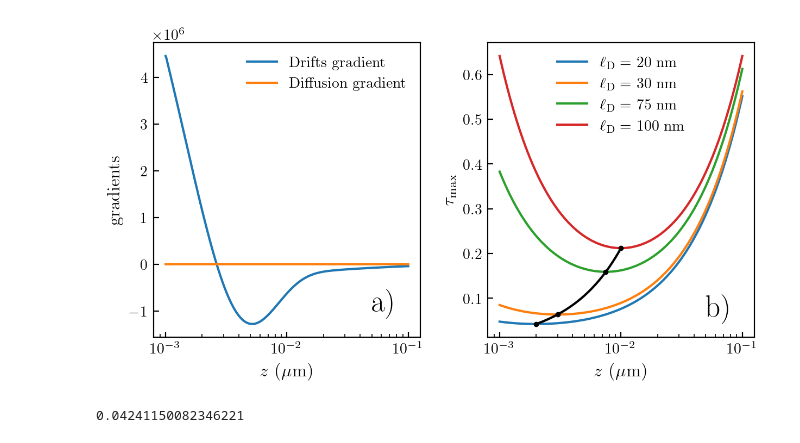
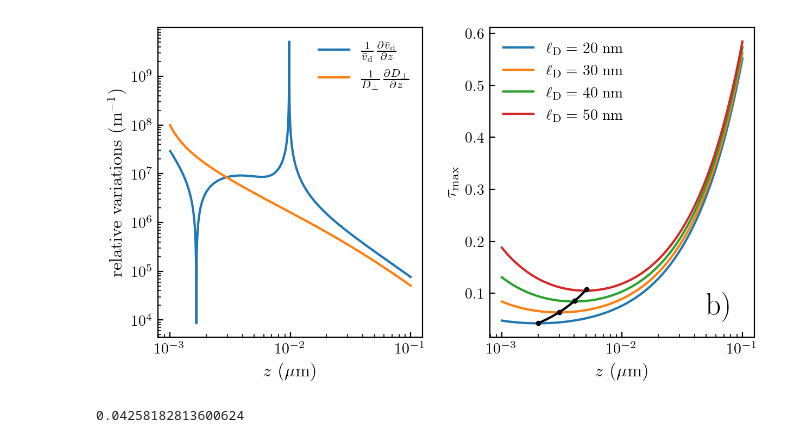
Before and after one commit to eXpensia/Confined-Brownian-Motion, a Jupyter notebook: 02_body/chapter3/images/simulation_confined_Brownian_motion/maximal_tau.ipynb, the cells around one changed output. Cells and saved outputs as stored; diff of their text form; code cells hidden in the pictures.

```diff
--- a/02_body/chapter3/images/simulation_confined_Brownian_motion/maximal_tau.ipynb
+++ b/02_body/chapter3/images/simulation_confined_Brownian_motion/maximal_tau.ipynb
@@ -58,4 +58,4 @@ plt.tight_layout()
 # %%
 vtot = v_noise*1e6 + v_deterministic*1e6
 # %%
-vtot_gradient = np.gradient(vtot, np.mean(np.diff(z)))
+vtot_gradient =np.abs(1/vtot* np.gradient(vtot, np.mean(np.diff(z))))
@@ -62,6 +66,6 @@ vtot_gradient = np.gradient(vtot, np.mean(np.diff(z)))
 # %%
 D_z = 4e-21 / gamma(z)
-D_z_gradient = np.gradient(D_z, np.mean(np.diff(z)))
+D_z_gradient = np.abs( 1/ D_z * np.gradient(D_z, np.mean(np.diff(z))))
 # %%
 plt.semilogx(z*1e6, vtot_gradient, label = "Drifts gradient")
 plt.semilogx(z*1e6, D_z_gradient, label = "Diffusion gradient")
@@ -75,21 +79,23 @@ plt.legend()
 D0 = 4e-21 / (6 * np.pi * 0.001 * 1.5e-6)
 a = 1.5e-6
 def tau_max(ld, B, z):
-    return a / (2*D0) * (ld/B + z)**2 / z
+    lb = 500e-9
+    return a / (2*D0) * np.power((1/(B/ld + 1/lb) + z),2) / z
 
 def min_tau_max(ld, B):
-    return 2* a * ld / D0 / B
+    lb = 500e-9
+    return 2* a / D0 / (B/ld - 1/lb)
 # %%
-ld = 500e-9
+lb = 500e-9
 B = 10
 z = np.linspace(1e-9, 100e-9, 10000)
 
-for i in [20e-9, 30e-9, 75e-9, 100e-9]:
+for i in [20e-9, 30e-9,40e-9, 50e-9]:
     plt.semilogx(z*1e6, tau_max(i, B, z), label= "$\ell_\mathrm{D} =$ " + str(np.round(i*1e9))[:-2] + " nm")
-    plt.plot(i/B* 1e6, min_tau_max(i, B), "o", markersize = 2, color = "b")
+    plt.plot(1/(B/i - 1/lb)* 1e6, min_tau_max(i, B), "o", markersize = 2, color = "b")
 
 lds = np.linspace(20e-9, 300e-9)
-plt.plot(lds/B* 1e6, min_tau_max(lds, B), color = "black")
+plt.plot(1/(B/lds - 1/lb)* 1e6, min_tau_max(lds, B), color = "black")
 
 plt.ylabel("$\\tau_\mathrm{max}$")
 plt.xlabel("$z$ ($\mu$m)")
@@ -106,43 +112,43 @@ min_tau_max(i, B)
 # %%
 fig = plt.figure(figsize = (cm2inch(16),cm2inch(9)))
 gs = fig.add_gridspec(1, 2)
 
 fig.add_subplot(gs[0, 0])
 
-plt.semilogx(z*1e6, vtot_gradient, label = "Drifts gradient")
-plt.semilogx(z*1e6, D_z_gradient, label = "Diffusion gradient")
-plt.ylabel("gradients")
+plt.loglog(z*1e6, vtot_gradient, label = "$\\frac{1}{\\bar{v}_\\mathrm{d}} \\frac{\\partial \\bar{v}_\\mathrm{d} }{\partial z}$")
+plt.plot(z*1e6, D_z_gradient, label = "$\\frac{1}{D_\\bot} \\frac{\\partial D_\\bot }{\partial z}$")
+plt.ylabel("relative variations (m$^{-1}$)")
 plt.xlabel("$z$ ($\mu$m)")
 plt.legend(frameon = False)
 
-plt.text(0.05, -1e6, "a)", fontsize=20)
+#plt.text(0.05, -1e6, "a)", fontsize=20)
 
 fig.add_subplot(gs[0, 1])
 
 ld = 500e-9
 B = 10
 z = np.linspace(1e-9, 100e-9, 10000)
 
-for i in [20e-9, 30e-9, 75e-9, 100e-9]:
+for i in [20e-9, 30e-9, 40e-9, 50e-9]:
     plt.semilogx(z*1e6, tau_max(i, B, z), label= "$\ell_\mathrm{D} =$ " + str(np.round(i*1e9))[:-2] + " nm")
-    plt.plot(i/B* 1e6, min_tau_max(i, B), "o", markersize = 2, color = "b")
+    plt.plot(1/(B/i - 1/lb)* 1e6, min_tau_max(i, B), "o", markersize = 2, color = "b")
 
-lds = np.linspace(20e-9, 100e-9)
-plt.plot(lds/B* 1e6, min_tau_max(lds, B), color = "black")
+lds = np.linspace(20e-9, 50e-9)
+plt.plot(1/(B/lds- 1/lb)* 1e6, min_tau_max(lds, B), color = "black")
 
 plt.ylabel("$\\tau_\mathrm{max}$")
 plt.xlabel("$z$ ($\mu$m)")
 
 plt.text(0.05, 0.06, "b)", fontsize=20)
 
 plt.legend(frameon = False)
 
 plt.tight_layout()
 
 plt.savefig("maximal_tau.pdf")
 # %% [output]
-[figure, old version]
+[figure, new version]
 # %%
 min_tau_max(20e-9, B)
 # %% [output]
-0.04241150082346221
+0.04258182813600624
```
Also changed, not shown: parts of 7 cells of this notebook, 15 other files.
